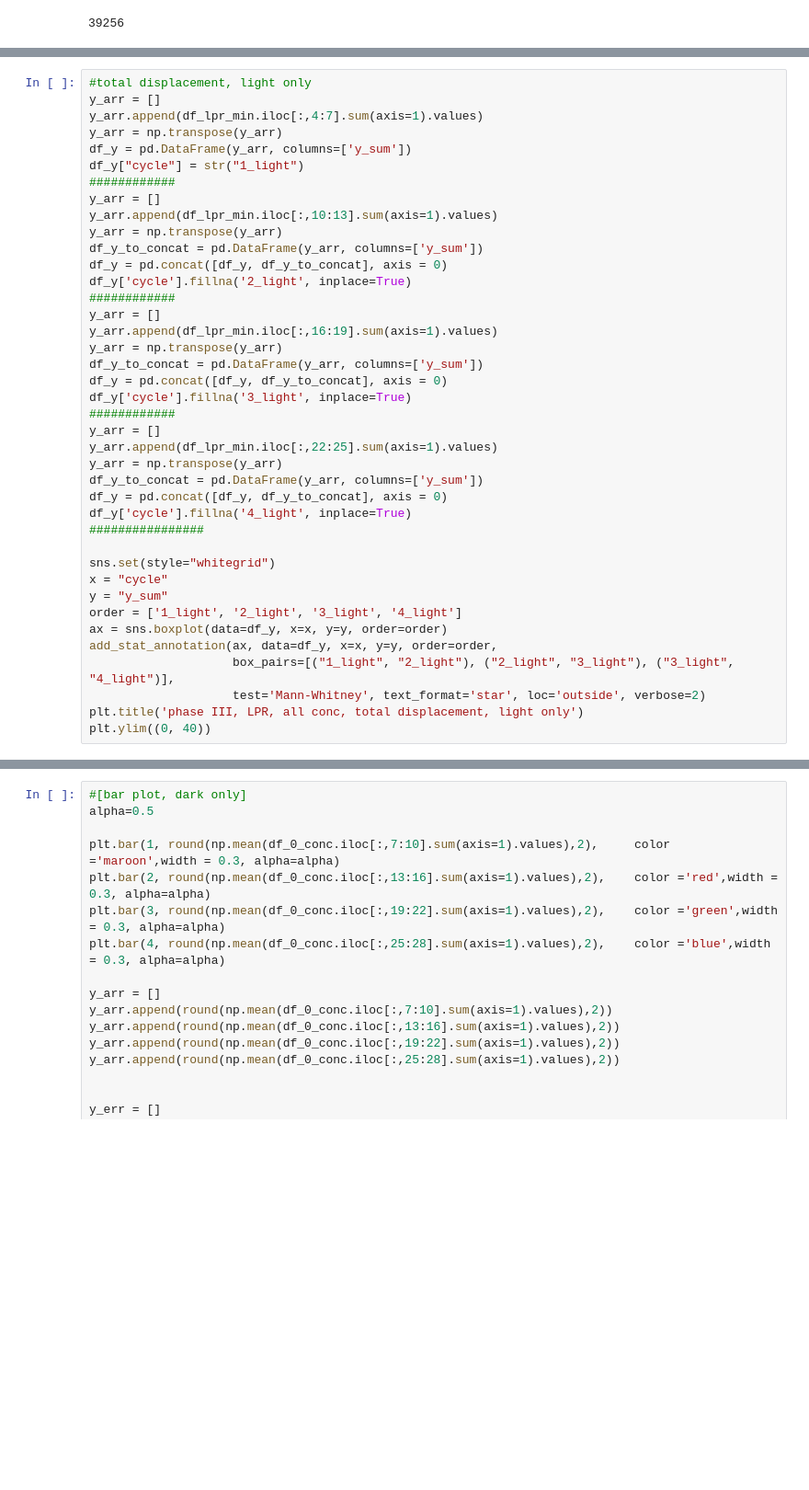
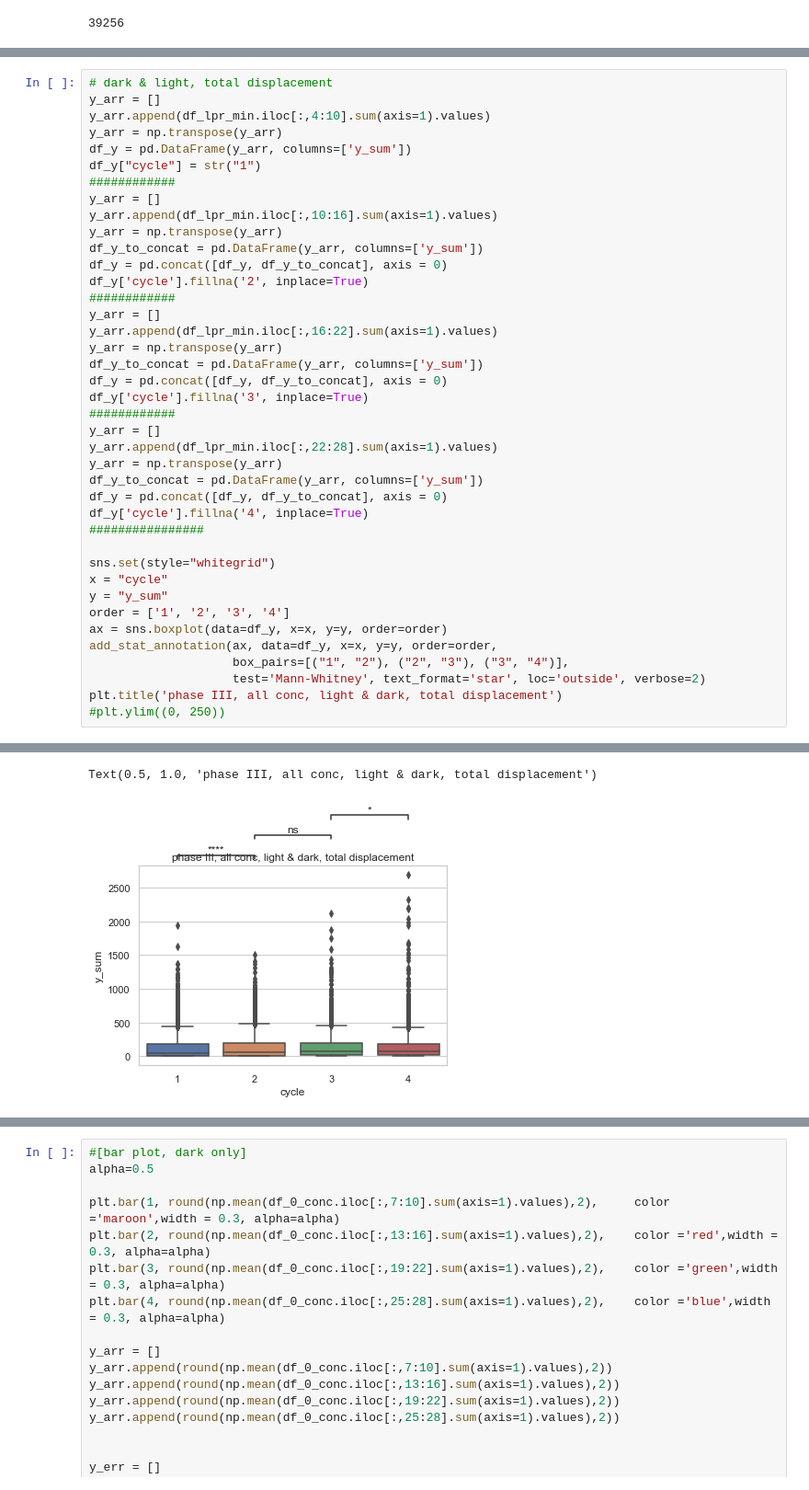
Before and after one commit to PNNL-CompBio/srpAnalytics, a Jupyter notebook: code/latest/2_bmd/1_before_bmd/phase_III/LPR_quantify_y/phase_III_LPR_all_conc_1_min_wide2dicho_t0_t239_for_y.ipynb, the cells around one changed output, grey strips where cells are left out. Shown at 92% size. Saved outputs shown, nothing was run; the diff lists cells and outputs as text; blank space fills up the shorter version.

```diff
--- a/code/latest/2_bmd/1_before_bmd/phase_III/LPR_quantify_y/phase_III_LPR_all_conc_1_min_wide2dicho_t0_t239_for_y.ipynb
+++ b/code/latest/2_bmd/1_before_bmd/phase_III/LPR_quantify_y/phase_III_LPR_all_conc_1_min_wide2dicho_t0_t239_for_y.ipynb
@@ -484,40 +488,41 @@ Text(0.5, 1.0, 'phase III, LPR, all conc, total displacement, dark only')
 # %%
-#total displacement, light only
+# dark & light, total displacement
 y_arr = []
-y_arr.append(df_lpr_min.iloc[:,4:7].sum(axis=1).values)
+y_arr.append(df_lpr_min.iloc[:,4:10].sum(axis=1).values)
 y_arr = np.transpose(y_arr)
 df_y = pd.DataFrame(y_arr, columns=['y_sum'])
-df_y["cycle"] = str("1_light")
+df_y["cycle"] = str("1")
 ############
 y_arr = []
-y_arr.append(df_lpr_min.iloc[:,10:13].sum(axis=1).values)
+y_arr.append(df_lpr_min.iloc[:,10:16].sum(axis=1).values)
 y_arr = np.transpose(y_arr)
 df_y_to_concat = pd.DataFrame(y_arr, columns=['y_sum'])
 df_y = pd.concat([df_y, df_y_to_concat], axis = 0)
-df_y['cycle'].fillna('2_light', inplace=True)
+df_y['cycle'].fillna('2', inplace=True)
 ############
 y_arr = []
-y_arr.append(df_lpr_min.iloc[:,16:19].sum(axis=1).values)
+y_arr.append(df_lpr_min.iloc[:,16:22].sum(axis=1).values)
 y_arr = np.transpose(y_arr)
 df_y_to_concat = pd.DataFrame(y_arr, columns=['y_sum'])
 df_y = pd.concat([df_y, df_y_to_concat], axis = 0)
-df_y['cycle'].fillna('3_light', inplace=True)
+df_y['cycle'].fillna('3', inplace=True)
 ############
 y_arr = []
-y_arr.append(df_lpr_min.iloc[:,22:25].sum(axis=1).values)
+y_arr.append(df_lpr_min.iloc[:,22:28].sum(axis=1).values)
 y_arr = np.transpose(y_arr)
 df_y_to_concat = pd.DataFrame(y_arr, columns=['y_sum'])
 df_y = pd.concat([df_y, df_y_to_concat], axis = 0)
-df_y['cycle'].fillna('4_light', inplace=True)
+df_y['cycle'].fillna('4', inplace=True)
 ################
 
 sns.set(style="whitegrid")
 x = "cycle"
 y = "y_sum"
-order = ['1_light', '2_light', '3_light', '4_light']
+order = ['1', '2', '3', '4']
 ax = sns.boxplot(data=df_y, x=x, y=y, order=order)
 add_stat_annotation(ax, data=df_y, x=x, y=y, order=order,
-                    box_pairs=[("1_light", "2_light"), ("2_light", "3_light"), ("3_light", "4_light")],
+                    box_pairs=[("1", "2"), ("2", "3"), ("3", "4")],
                     test='Mann-Whitney', text_format='star', loc='outside', verbose=2)
-plt.title('phase III, LPR, all conc, total displacement, light only')
-plt.ylim((0, 40))
+plt.title('phase III, all conc, light & dark, total displacement')
+#plt.ylim((0, 250))
+# %% [output]
@@ -523,0 +539,2 @@ plt.ylim((0, 40))
+Text(0.5, 1.0, 'phase III, all conc, light & dark, total displacement')
+[figure, added]
```
Also changed, not shown: parts of 13 cells of this notebook.
